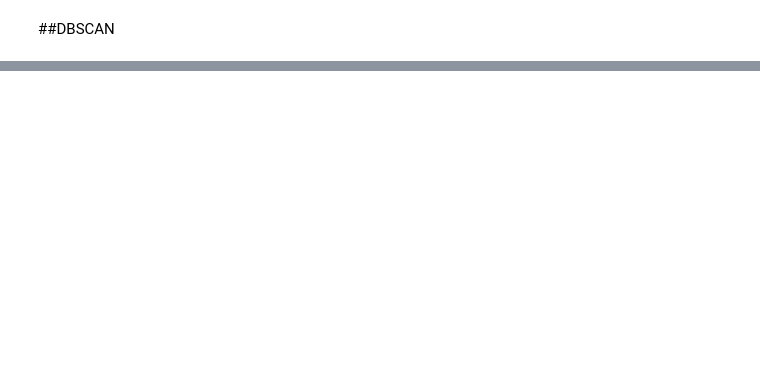
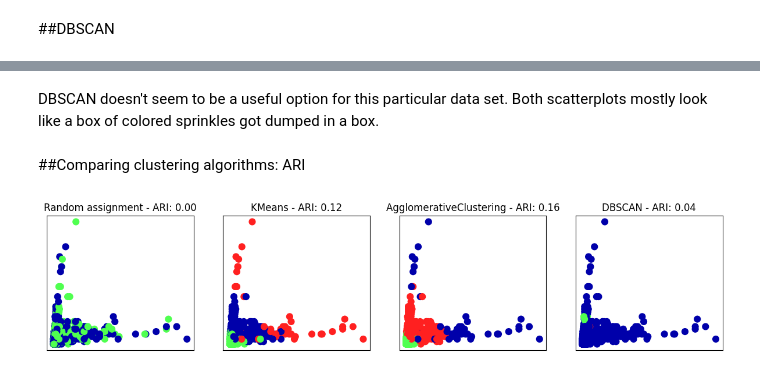
Before and after one commit to coughlinjennie/data71200, a Jupyter notebook: Data71200_project3_Coughlin.ipynb, the cells around one changed output, grey strips where cells are left out. Drawn from its saved outputs; the diff is of its cells as text; code cells hidden in the pictures; blank space fills up the shorter version.

```diff
--- a/Data71200_project3_Coughlin.ipynb
+++ b/Data71200_project3_Coughlin.ipynb
@@ -314,0 +381,38 @@ plt.ylabel("Feature 1")
+# %% [markdown]
+DBSCAN doesn't seem to be a useful option for this particular data set. Both scatterplots mostly look like a box of colored sprinkles got dumped in a box.
+# %% [markdown]
+##Comparing clustering algorithms: ARI
+# %%
+from sklearn.metrics.cluster import adjusted_rand_score
+
+# Rescale the data to zero mean and unit variance
+scaler = StandardScaler()
+scaler.fit(housing_clean)
+X_scaled = scaler.transform(housing_clean)
+
+fig, axes = plt.subplots(1, 4, figsize=(15, 3),
+                         subplot_kw={'xticks': (), 'yticks': ()})
+
+# make a list of algorithms to use
+algorithms = [KMeans(n_clusters=3), AgglomerativeClustering(n_clusters=3),
+              DBSCAN()]
+
+# create a random cluster assignment for reference
+random_state = np.random.RandomState(seed=0)
+random_clusters = random_state.randint(low=0, high=2, size=len(housing_clean))
+
+# plot random assignment
+axes[0].scatter(X_scaled[:, 0], X_scaled[:, 1], c=random_clusters,
+                cmap=mglearn.cm3, s=60)
+axes[0].set_title("Random assignment - ARI: {:.2f}".format(
+        adjusted_rand_score(label_train_clean, random_clusters)))
+
+for ax, algorithm in zip(axes[1:], algorithms):
+    # plot the cluster assignments and cluster centers
+    clusters = algorithm.fit_predict(X_scaled)
+    ax.scatter(X_scaled[:, 0], X_scaled[:, 1], c=clusters,
+               cmap=mglearn.cm3, s=60)
+    ax.set_title("{} - ARI: {:.2f}".format(algorithm.__class__.__name__,
+                                           adjusted_rand_score(label_train_clean, clusters)))
+# %% [output]
+[figure, added]
```
Also changed, not shown: parts of 23 cells of this notebook.
